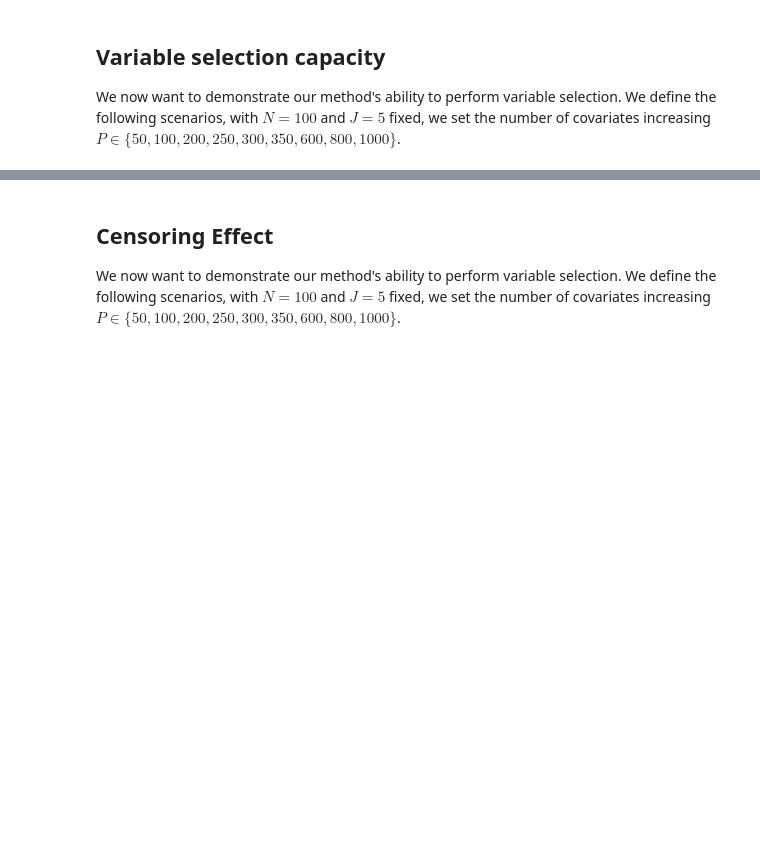
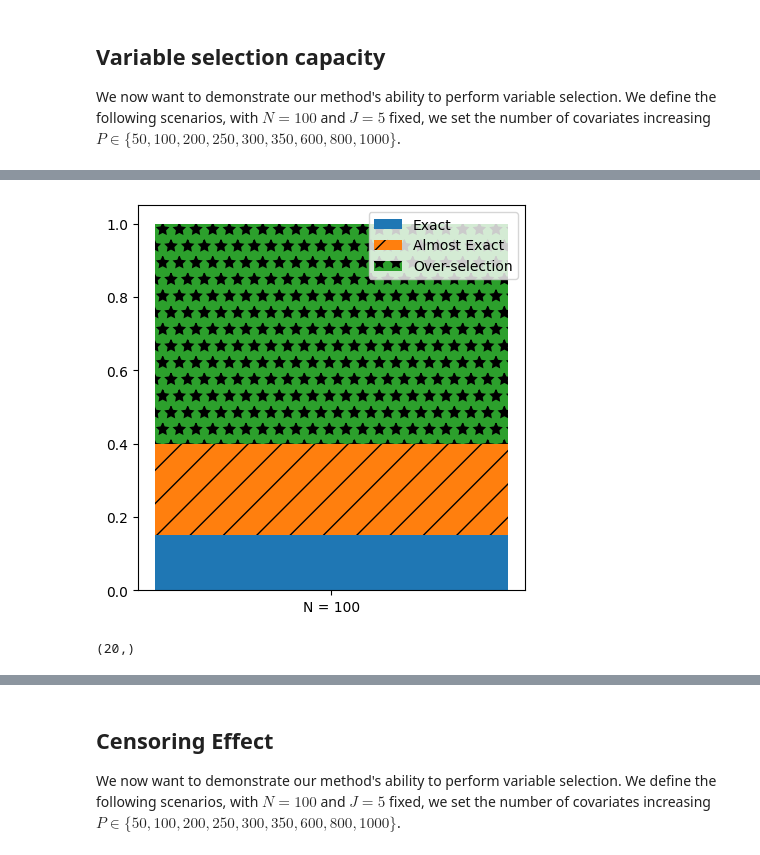
Before and after one commit to caillebotteAntoine/sdg4varselect, a Jupyter notebook: results/simulation_study.ipynb, the cells around one changed output, grey strips where cells are left out. Saved outputs shown, nothing was run; the diff lists cells and outputs as text; code cells hidden in the pictures; blank space fills up the shorter version.

```diff
--- a/results/simulation_study.ipynb
+++ b/results/simulation_study.ipynb
@@ -216,0 +268,52 @@ files/WCoxMemJM_N100_J5_P10_C0_S3 LOADED !
+# %%
+import matplotlib.pyplot as plt
+from matplotlib.gridspec import GridSpec
+
+params_star_HD = params_star[model.DIM_LD :] != 0
+
+theta = jnp.array(
+    jnp.array(results.last_theta)[:, :, :, model.DIM_LD :] != 0, dtype=jnp.float64
+)
+
+correct_model = jnp.array([params_star_HD == t for t in theta[0, :, -1, :]]).mean(
+    axis=1
+)
+
+correct_model_sum = (
+    jnp.array(
+        [
+            jnp.array(correct_model == 1).sum(),
+            jnp.logical_and(0.9 <= correct_model, correct_model < 1).sum(),
+            jnp.array(correct_model < 0.9).sum(),
+        ]
+    )
+    / correct_model.shape[0]
+)
+
+labels = ["Exact", "Almost Exact", "Over-selection"]
+hatchs = ["", "/", "*"]
+
+fig = sdgplt.figure()
+ax = fig.add_subplot(1, 1, 1)
+for i in range(correct_model_sum.shape[0]):
+    ax.bar(
+        scenarios_labels,
+        correct_model_sum[i],
+        label=labels[i],
+        bottom=np.sum(correct_model_sum[:i], axis=0),
+        width=0.1,
+        hatch=hatchs[i],
+    )
+
+
+ax.legend()
+
+
+fig.set_figheight(5)
+fig.set_figwidth(5)
+# %% [output]
+[figure, added]
+# %%
+correct_model.shape
+# %% [output]
+(20,)
```
Also changed, not shown: parts of 19 cells of this notebook, 33 other files.
